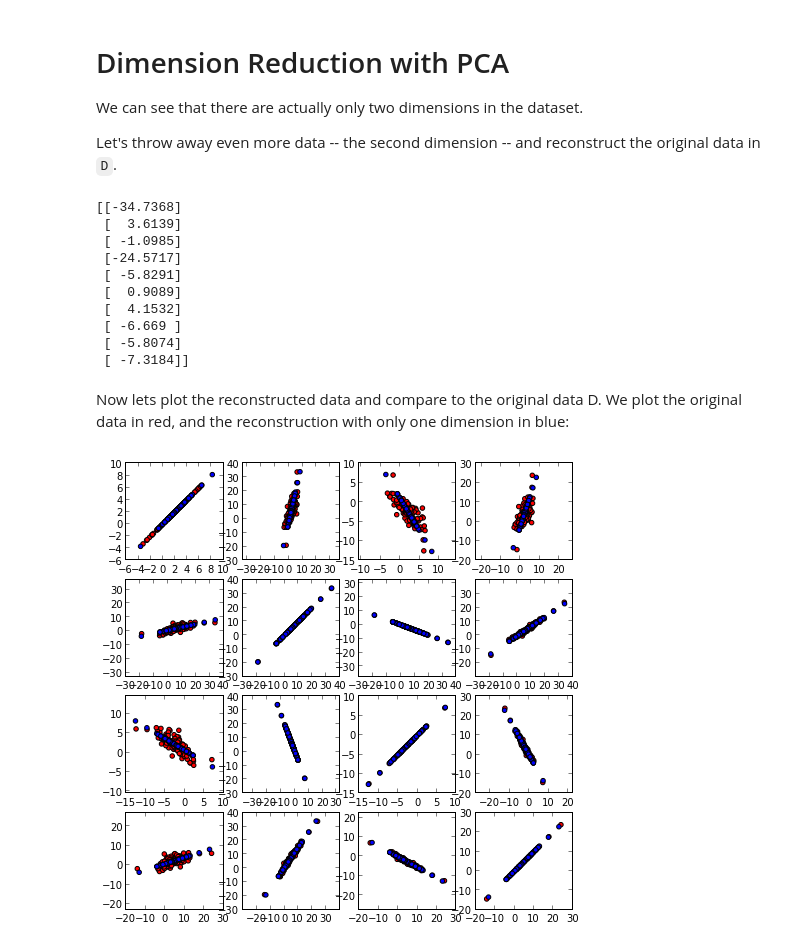
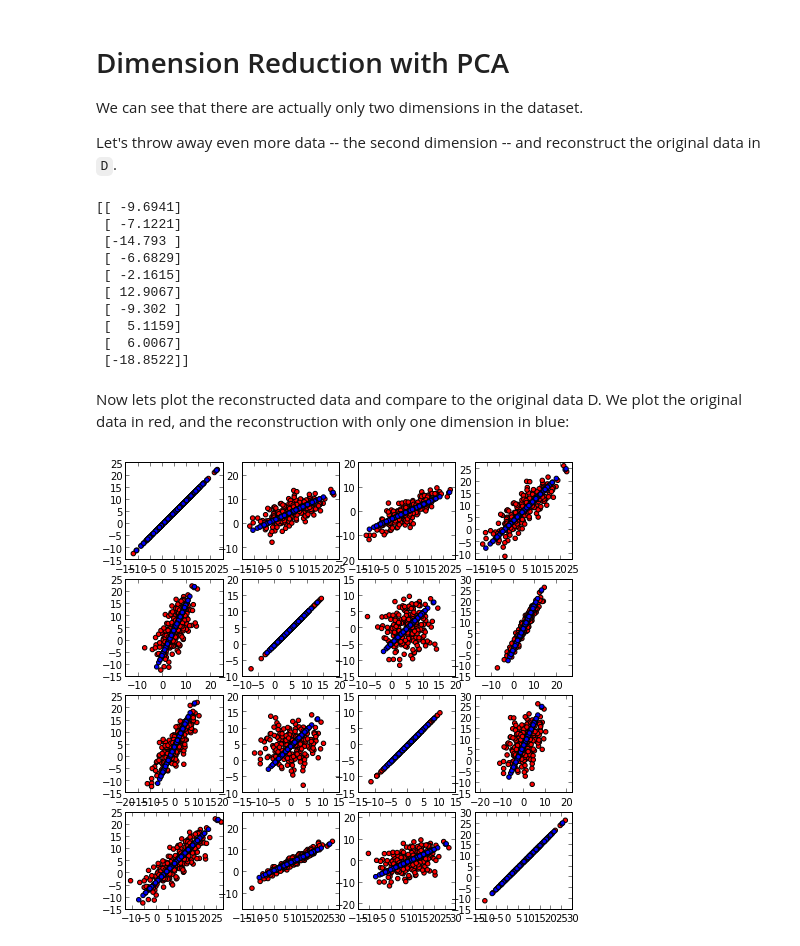
Before and after one commit to temporaer/tutorial_ml_gkbionics, a Jupyter notebook: pca.ipynb, the cells around one changed output. Cells and saved outputs as stored; diff of their text form; code cells hidden in the pictures.

```diff
--- a/pca.ipynb
+++ b/pca.ipynb
@@ -93,7 +104,7 @@ plt.figure(figsize=(8,8))
 for i in xrange(4):
     for j in xrange(4):
         plt.subplot(4, 4, i * 4 + j + 1)
-        plt.scatter(D[:,i], D[:,j])
+        plt.scatter(HD[:,i], HD[:,j])
         plt.axis('equal')
         plt.gca().set_aspect('equal')
 # %% [output]
@@ -101,4 +112,4 @@ for i in xrange(4):
 # %%
-E = pca.fit_transform(D)
-print E[:10,:]
+HE = pca.fit_transform(HD)
+print HE[:10,:]
 # %% [output]
@@ -124,7 +137,7 @@ plt.figure(figsize=(8,8))
 for i in xrange(4):
     for j in xrange(4):
         plt.subplot(4, 4, i * 4 + j + 1)
-        plt.scatter(E[:,i], E[:,j])
+        plt.scatter(HE[:,i], HE[:,j])
         plt.gca().set_xlim(-40,40)
         plt.gca().set_ylim(-40,40)
         plt.axis('equal')
@@ -140,30 +153,29 @@ We can see that there are actually only two dimensions in the dataset.
 Let's throw away even more data -- the second dimension -- and reconstruct the original data in `D`.
 # %%
 pca = PCA(1) # only keep one dimension!
-E = pca.fit_transform(D)
+E = pca.fit_transform(HD)
 print E[:10,:]
 # %% [output]
-[[-34.7368]
- [  3.6139]
- [ -1.0985]
- [-24.5717]
- [ -5.8291]
- [  0.9089]
- [  4.1532]
- [ -6.669 ]
- [ -5.8074]
- [ -7.3184]]
+[[ -9.6941]
+ [ -7.1221]
+ [-14.793 ]
+ [ -6.6829]
+ [ -2.1615]
+ [ 12.9067]
+ [ -9.302 ]
+ [  5.1159]
+ [  6.0067]
+ [-18.8522]]
 # %% [markdown]
 Now lets plot the reconstructed data and compare to the original data D. We plot the original data in red, and the reconstruction with only one dimension in blue:
 # %%
 D_reconstructed = pca.inverse_transform(E)
 plt.figure(figsize=(8,8))
 for i in xrange(4):
     for j in xrange(4):
         plt.subplot(4, 4, i * 4 + j + 1)
-        plt.scatter(D[:,i], D[:,j],c='r')
+        plt.scatter(HD[:,i], HD[:,j],c='r')
         plt.scatter(D_reconstructed[:,i], D_reconstructed[:,j],c='b')
         plt.axis('equal')
-        plt.gca().set_aspect('equal')
 # %% [output]
-[figure, old version]
+[figure, new version]
```
Also changed, not shown: parts of 19 cells of this notebook, 2 other files.
